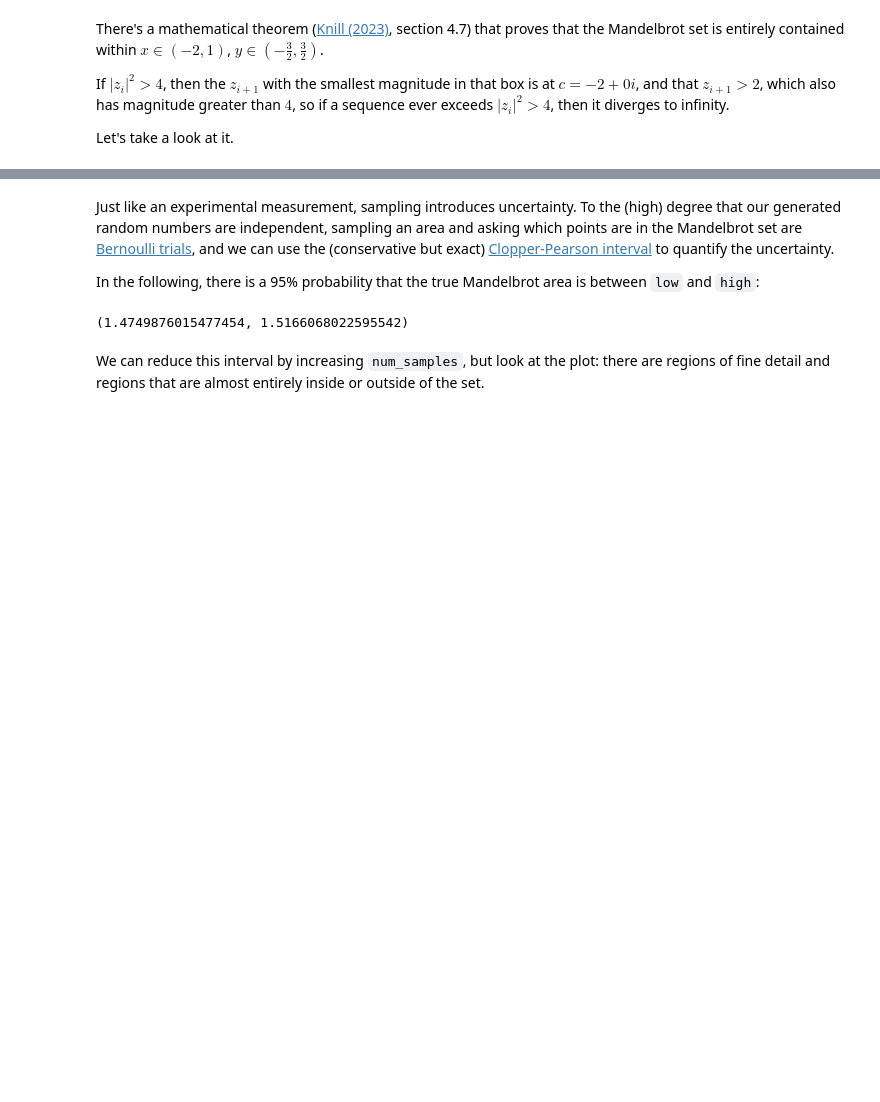
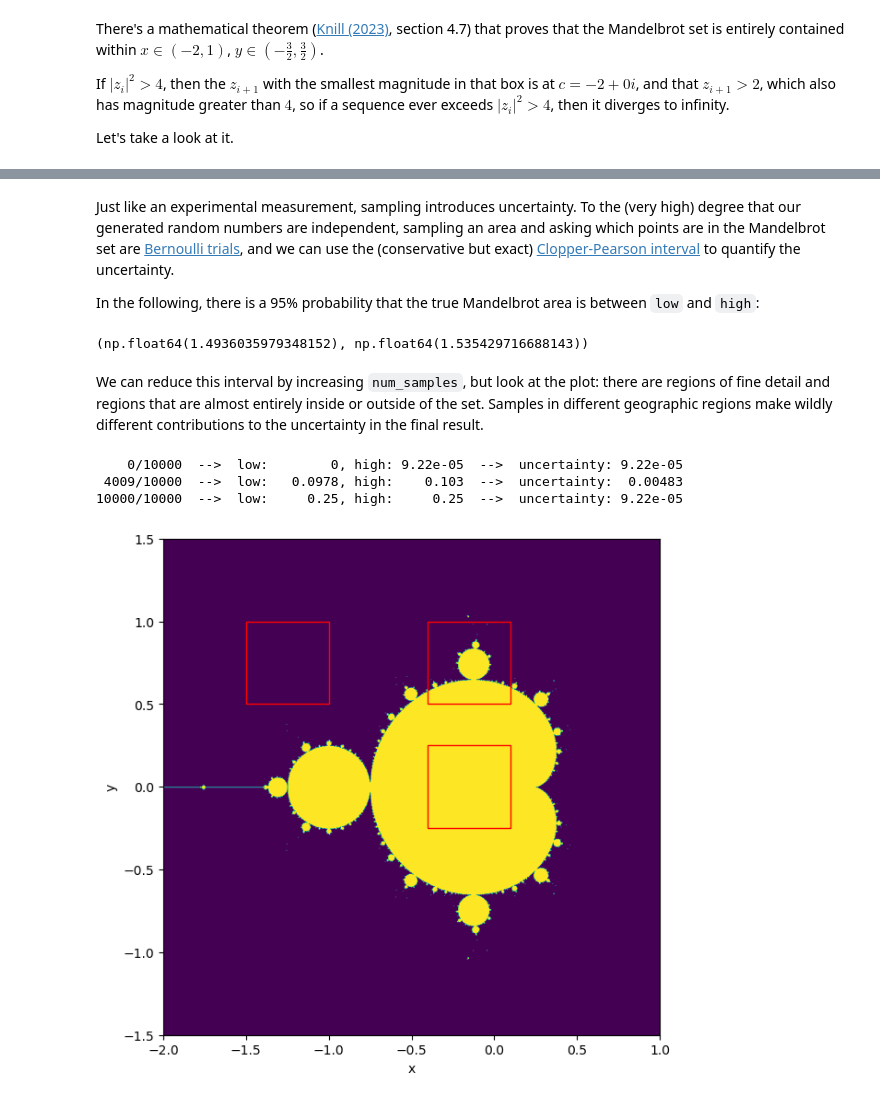
Before and after one commit to jpivarski-talks/2024-08-19-python-school-setting-stage, a Jupyter notebook: propose-project.ipynb, the cells around one changed output, grey strips where cells are left out. Cells and saved outputs as stored; diff of their text form; code cells hidden in the pictures; blank space fills up the shorter version.

Commit message:
got to the final result, but now I need statistical help

```diff
--- a/propose-project.ipynb
+++ b/propose-project.ipynb
@@ -98,4 +101,4 @@ area
 # %% [markdown]
-Just like an experimental measurement, sampling introduces uncertainty. To the (high) degree that our generated random numbers are independent, sampling an area and asking which points are in the Mandelbrot set are [Bernoulli trials](https://en.wikipedia.org/wiki/Bernoulli_trial), and we can use the (conservative but exact) [Clopper-Pearson interval](https://en.wikipedia.org/wiki/Binomial_proportion_confidence_interval#Clopper%E2%80%93Pearson_interval) to quantify the uncertainty.
+Just like an experimental measurement, sampling introduces uncertainty. To the (very high) degree that our generated random numbers are independent, sampling an area and asking which points are in the Mandelbrot set are [Bernoulli trials](https://en.wikipedia.org/wiki/Bernoulli_trial), and we can use the (conservative but exact) [Clopper-Pearson interval](https://en.wikipedia.org/wiki/Binomial_proportion_confidence_interval#Clopper%E2%80%93Pearson_interval) to quantify the uncertainty.
 
 In the following, there is a 95% probability that the true Mandelbrot area is between `low` and `high`:
@@ -102,14 +117,36 @@ In the following, there is a 95% probability that the true Mandelbrot area is be
 # %%
-alpha = 0.05   # desired confidence level (i.e. "at 95% C.L.")
-
-low, high = beta.ppf(
-    [alpha/2, 1 - alpha/2],
-    [numerator, numerator + 1],
-    [denominator - numerator + 1, denominator - numerator]
-) * (xmax - xmin) * (ymax - ymin)
-
-float(low), float(high)
+confidence_interval(0.05, numerator, denominator, (xmax - xmin) * (ymax - ymin))
 # %% [output]
-(1.4749876015477454, 1.5166068022595542)
+(np.float64(1.4936035979348152), np.float64(1.535429716688143))
 # %% [markdown]
-We can reduce this interval by increasing `num_samples`, but look at the plot: there are regions of fine detail and regions that are almost entirely inside or outside of the set.
+We can reduce this interval by increasing `num_samples`, but look at the plot: there are regions of fine detail and regions that are almost entirely inside or outside of the set. Samples in different geographic regions make wildly different contributions to the uncertainty in the final result.
+# %%
+region1 = {"xmin": -1.5, "ymin": 0.5, "width": 0.5, "height": 0.5}
+region2 = {"xmin": -0.4, "ymin": 0.5, "width": 0.5, "height": 0.5}
+region3 = {"xmin": -0.4, "ymin": -0.25, "width": 0.5, "height": 0.5}
+
+for region in [region1, region2, region3]:
+    denominator = 10000
+    numerator = count_mandelbrot(rng, denominator, region["xmin"], region["width"], region["ymin"], region["height"])
+
+    low, high = confidence_interval(0.05, numerator, denominator, region["width"] * region["height"])
+
+    print(f"{numerator:5d}/{denominator}  -->  low: {low:8.3g}, high: {high:8.3g}  -->  uncertainty: {high - low:8.3g}")
+# %% [output]
+    0/10000  -->  low:        0, high: 9.22e-05  -->  uncertainty: 9.22e-05
+ 4009/10000  -->  low:   0.0978, high:    0.103  -->  uncertainty:  0.00483
+10000/10000  -->  low:     0.25, high:     0.25  -->  uncertainty: 9.22e-05
+# %%
+fig, ax = plt.subplots(figsize=(7, 7))
+
+ax.imshow(pixels, extent=[-2, 1, -3/2, 3/2])
+ax.set_xlabel("x")
+ax.set_ylabel("y")
+
+ax.add_patch(matplotlib.patches.Rectangle((-1.5, 0.5), 0.5, 0.5, edgecolor="red", facecolor="none"))
+ax.add_patch(matplotlib.patches.Rectangle((-0.4, 0.5), 0.5, 0.5, edgecolor="red", facecolor="none"))
+ax.add_patch(matplotlib.patches.Rectangle((-0.4, -0.25), 0.5, 0.5, edgecolor="red", facecolor="none"))
+
+None
+# %% [output]
+[figure, added]
```
Also changed, not shown: parts of 14 cells of this notebook.
